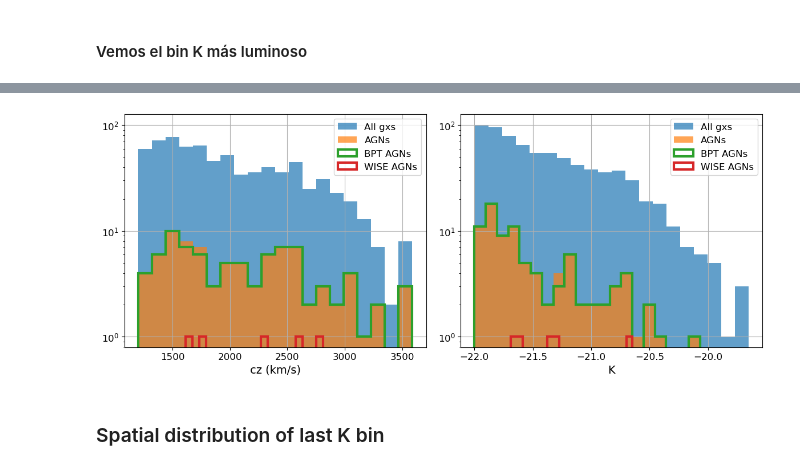
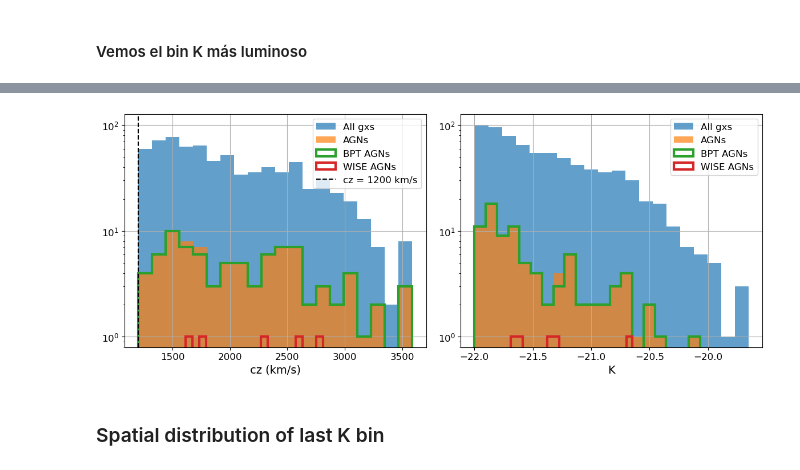
Before and after one commit to FedeDavilaKurban/Auger, a Jupyter notebook: plot4_paper1.ipynb, the cells around one changed output, grey strips where cells are left out. Drawn from its saved outputs; the diff is of its cells as text; code cells hidden in the pictures.

```diff
--- a/plot4_paper1.ipynb
+++ b/plot4_paper1.ipynb
@@ -462,34 +611,35 @@ agns_wise_K = agns_wise[(agns_wise['K_abs'] >= -22.0)]  # Apply magnitude cut fo
 
 plt.figure(figsize=(12, 5))
 
 ax1 = plt.subplot(121)
 ax2 = plt.subplot(122, sharey=ax1)
 
 # CZ
 density = False
 ax1.hist(gxs_K['cz'], bins=20, alpha=0.7, label='All gxs', color='C0', density=density)
 ax1.hist(agns_K['cz'], bins=20, alpha=0.7, label='AGNs', color='C1', density=density)
 ax1.hist(agns_bpt_K['cz'], bins=20, alpha=1, label='BPT AGNs', color='C2', density=density, histtype='step', linewidth=3)
 ax1.hist(agns_wise_K['cz'], bins=20, alpha=1, label='WISE AGNs', color='C3', density=density, histtype='step', linewidth=3)
+ax1.axvline(1200, color='k', linestyle='--', label='cz = 1200 km/s')
 ax1.set_yscale('log')
 ax1.set_xlabel('cz (km/s)')
 ax1.grid()
 ax1.legend()
 
 # K_abs
 ax2.hist(gxs_K['M_Ks'], bins=20, alpha=0.7, label='All gxs', color='C0', density=density)
 ax2.hist(agns_K['K_abs'], bins=20, alpha=0.7, label='AGNs', color='C1', density=density)
 ax2.hist(agns_bpt_K['K_abs'], bins=20, alpha=1, label='BPT AGNs',  color='C2', density=density, histtype='step', linewidth=3)
 ax2.hist(agns_wise_K['K_abs'], bins=20, alpha=1, label='WISE AGNs',  color='C3', density=density, histtype='step', linewidth=3)
 ax2.set_yscale('log')
 ax2.set_xlabel('K')
 ax2.grid()
 ax2.legend()
 
 plt.tight_layout()
 plt.show()
 # %% [output]
-[figure, old version]
+[figure, new version]
 # %% [markdown]
 ### Spatial distribution of last K bin
 # %%
```
Also changed, not shown: parts of 18 cells of this notebook, 3 other files.
